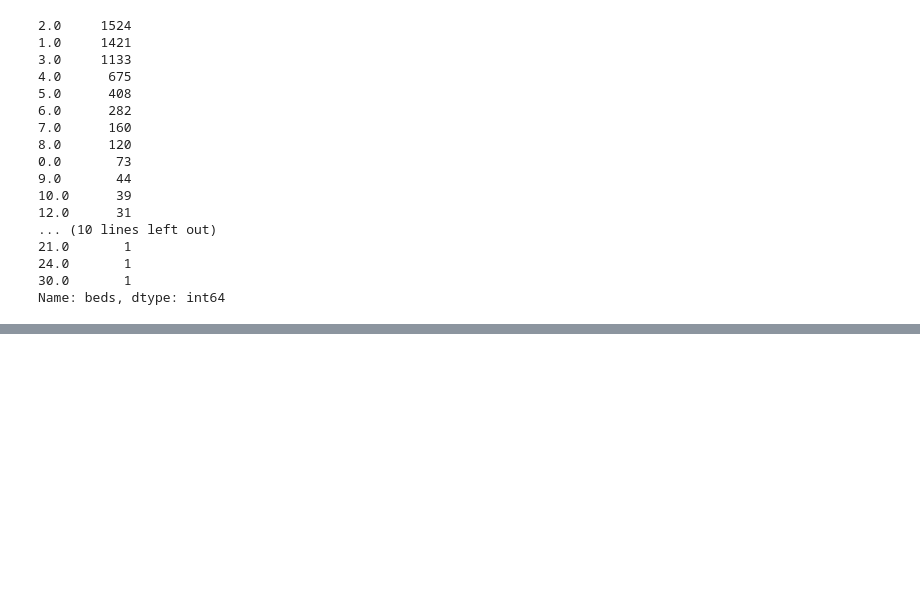
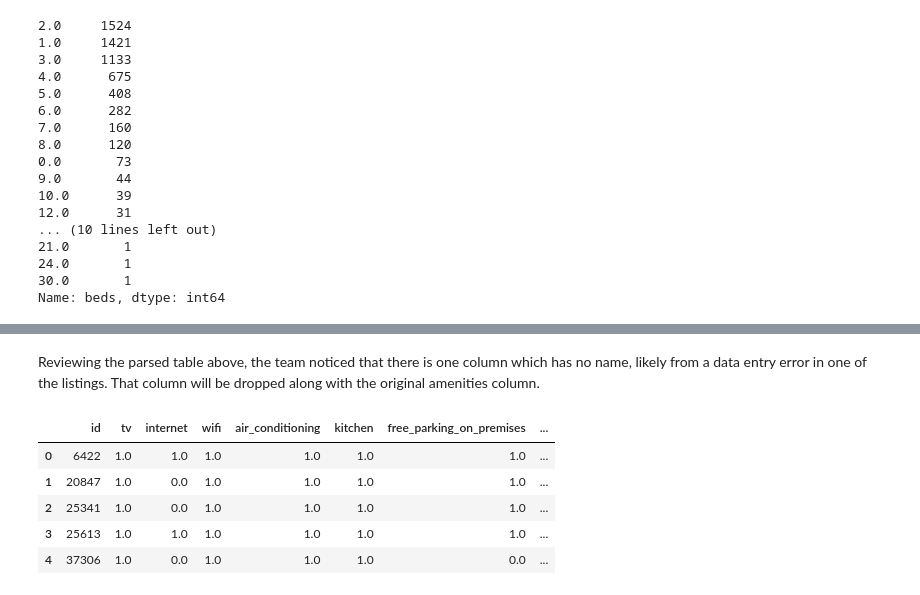
Before and after one commit to whitneylosinski/Eat.Sleep.Data, a Jupyter notebook: Notebooks/Airbnb_Analysis.ipynb, the cells around one changed output, grey strips where cells are left out. Saved outputs shown, nothing was run; the diff lists cells and outputs as text; code cells hidden in the pictures; blank space fills up the shorter version.

```diff
--- a/Notebooks/Airbnb_Analysis.ipynb
+++ b/Notebooks/Airbnb_Analysis.ipynb
@@ -256,0 +328,13 @@ calendar_data = pd.read_csv("Resources/calendar.csv")
+# %% [markdown]
+Reviewing the parsed table above, the team noticed that there is one column which has no name, likely from a data entry error in one of the listings.  That column will be dropped along with the original amenities column.
+# %%
+# Drop the amenities column and the column with no name.
+amenities_df = amenities_df.drop(columns=['amenities', ''])
+amenities_df.head()
+# %% [output]
+|  | id | tv | internet | wifi | air_conditioning | kitchen | free_parking_on_premises | ... |
+| 0 | 6422 | 1.0 | 1.0 | 1.0 | 1.0 | 1.0 | 1.0 | ... |
+| 1 | 20847 | 1.0 | 0.0 | 1.0 | 1.0 | 1.0 | 1.0 | ... |
+| 2 | 25341 | 1.0 | 0.0 | 1.0 | 1.0 | 1.0 | 1.0 | ... |
+| 3 | 25613 | 1.0 | 1.0 | 1.0 | 1.0 | 1.0 | 1.0 | ... |
+| 4 | 37306 | 1.0 | 0.0 | 1.0 | 1.0 | 1.0 | 0.0 | ... |
```
Also changed, not shown: parts of 67 cells of this notebook.
